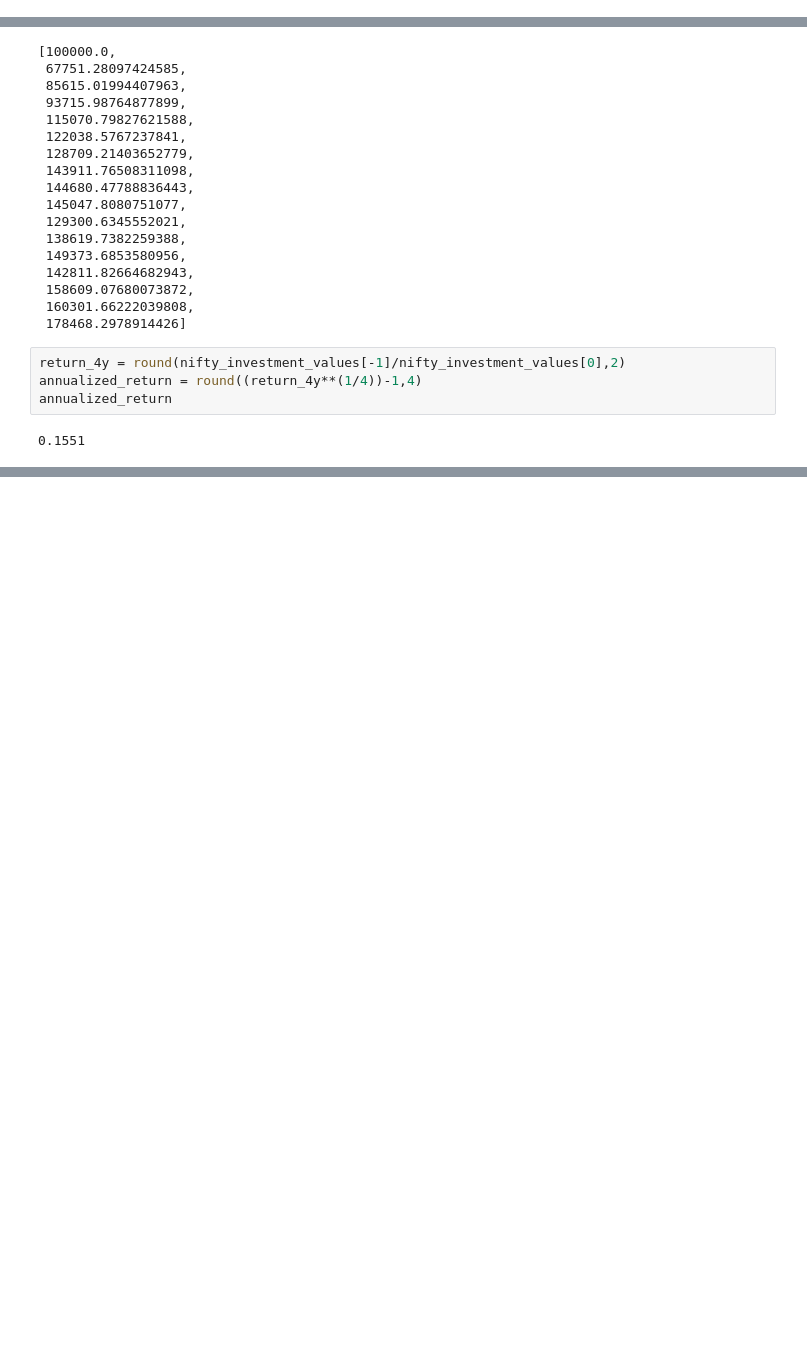
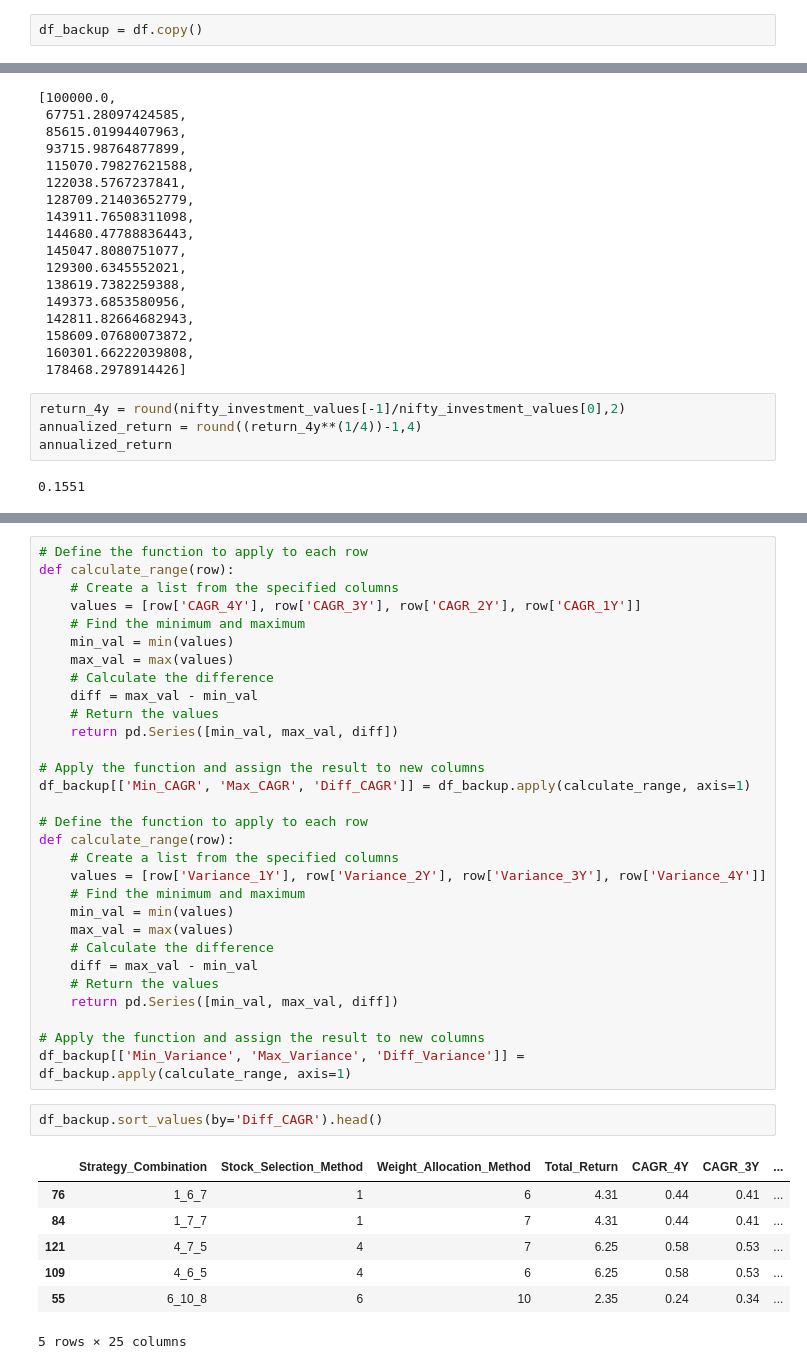
Before and after one commit to oomrawat/Portfolio-Project-FSP, a Jupyter notebook: notebooks/backtesting_results_visualisation.ipynb, the cells around one changed output, grey strips where cells are left out. Drawn from its saved outputs; the diff is of its cells as text; blank space fills up the shorter version.

```diff
--- a/notebooks/backtesting_results_visualisation.ipynb
+++ b/notebooks/backtesting_results_visualisation.ipynb
@@ -33,6 +33,8 @@ df['Strategy_Combination'] = df['Stock_Selection_Method'].astype(str) + '_' + df
 # %%
 cols = ['Strategy_Combination'] + [col for col in df.columns if col != 'Strategy_Combination']
 df = df[cols]
+# %%
+df_backup = df.copy()
 # %%
 df
 # %% [output]
@@ -1046,0 +1106,40 @@ annualized_return
+# %%
+# Define the function to apply to each row
+def calculate_range(row):
+    # Create a list from the specified columns
+    values = [row['CAGR_4Y'], row['CAGR_3Y'], row['CAGR_2Y'], row['CAGR_1Y']]
+    # Find the minimum and maximum
+    min_val = min(values)
+    max_val = max(values)
+    # Calculate the difference
+    diff = max_val - min_val
+    # Return the values
+    return pd.Series([min_val, max_val, diff])
+
+# Apply the function and assign the result to new columns
+df_backup[['Min_CAGR', 'Max_CAGR', 'Diff_CAGR']] = df_backup.apply(calculate_range, axis=1)
+
+# Define the function to apply to each row
+def calculate_range(row):
+    # Create a list from the specified columns
+    values = [row['Variance_1Y'], row['Variance_2Y'], row['Variance_3Y'], row['Variance_4Y']]
+    # Find the minimum and maximum
+    min_val = min(values)
+    max_val = max(values)
+    # Calculate the difference
+    diff = max_val - min_val
+    # Return the values
+    return pd.Series([min_val, max_val, diff])
+
+# Apply the function and assign the result to new columns
+df_backup[['Min_Variance', 'Max_Variance', 'Diff_Variance']] = df_backup.apply(calculate_range, axis=1)
+# %%
+df_backup.sort_values(by='Diff_CAGR').head()
+# %% [output]
+|  | Strategy_Combination | Stock_Selection_Method | Weight_Allocation_Method | Total_Return | CAGR_4Y | CAGR_3Y | ... |
+| 76 | 1_6_7 | 1 | 6 | 4.31 | 0.44 | 0.41 | ... |
+| 84 | 1_7_7 | 1 | 7 | 4.31 | 0.44 | 0.41 | ... |
+| 121 | 4_7_5 | 4 | 7 | 6.25 | 0.58 | 0.53 | ... |
+| 109 | 4_6_5 | 4 | 6 | 6.25 | 0.58 | 0.53 | ... |
+| 55 | 6_10_8 | 6 | 10 | 2.35 | 0.24 | 0.34 | ... |
+5 rows × 25 columns
```
Also changed, not shown: parts of 21 cells of this notebook, 49 other files.
